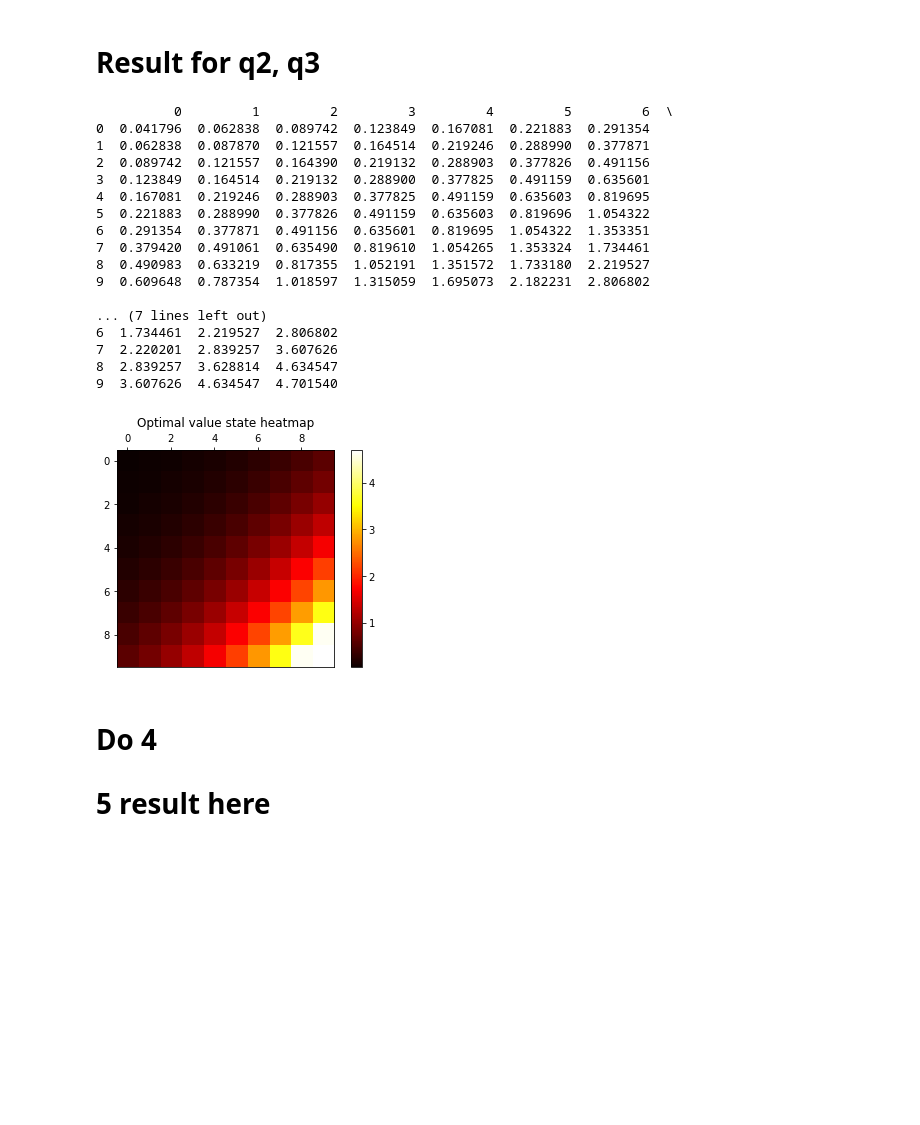
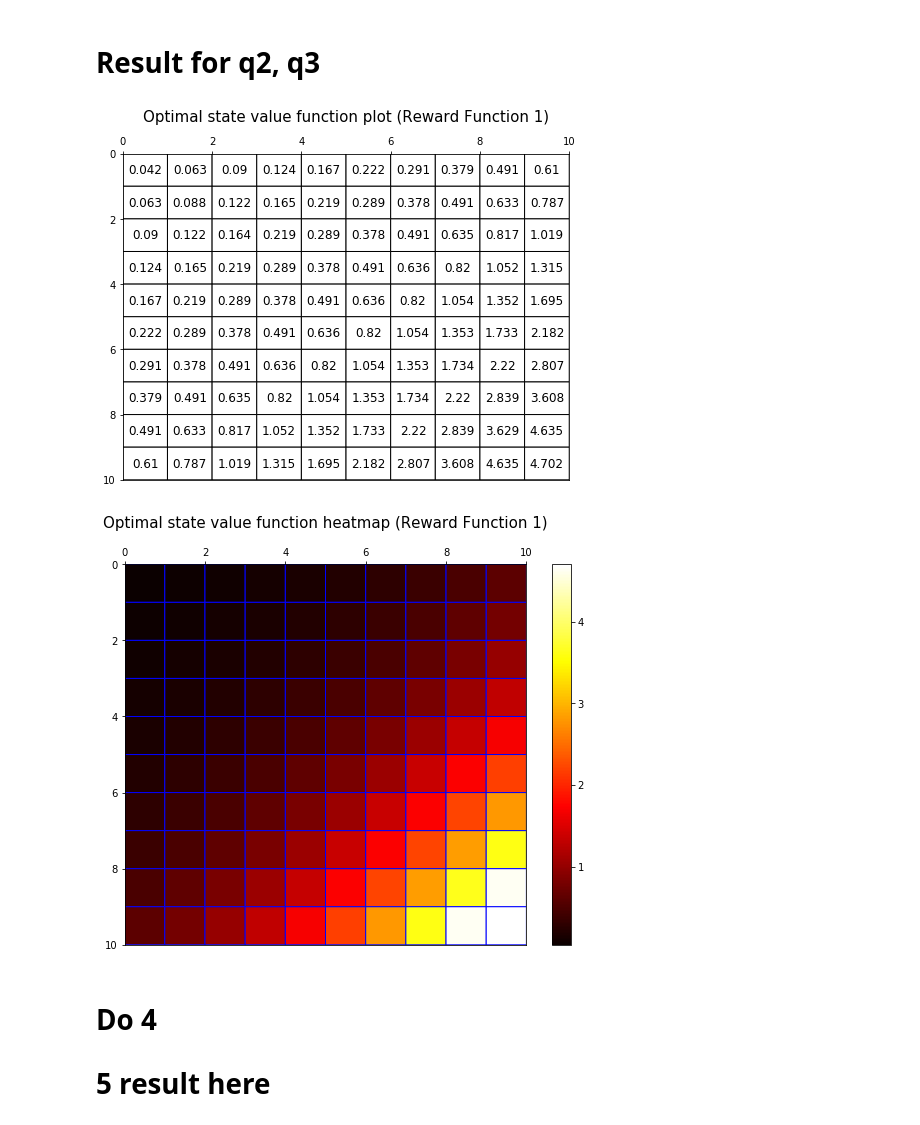
Before and after one commit to ayushdg/Reinforcement-Learning, a Jupyter notebook: Reinforcement Learning (Ayush).ipynb, the cells around one changed output. Saved outputs shown, nothing was run; the diff lists cells and outputs as text; code cells hidden in the pictures; blank space fills up the shorter version.

```diff
--- a/Reinforcement Learning (Ayush).ipynb
+++ b/Reinforcement Learning (Ayush).ipynb
@@ -199,37 +203,38 @@ estimation_epsilon = 0.01
 # %%
 optimal_value_state = np.asarray(value_state)
 optimal_value_state = np.reshape(optimal_value_state, (rows,cols), order = 'F')
-# %%
-df = pd.DataFrame(optimal_value_state, columns = [i for i in range (cols)], index = [j for j in range(rows)])
-print(df)
-#NEED TO PLOT OPTIMAL VALUE PROPERLY
-#ASK HEATMAP
-#GENERATE HEATMAP
-plt.imshow(optimal_value_state, cmap = 'hot')
-ax = plt.gca()
-plt.colorbar()
-plt.title('Optimal value state heatmap', y = 1.08)
-ax.xaxis.tick_top()
-ax.xaxis.set_label_position('top')
-# %% [output]
-          0         1         2         3         4         5         6  \
-0  0.041796  0.062838  0.089742  0.123849  0.167081  0.221883  0.291354
-1  0.062838  0.087870  0.121557  0.164514  0.219246  0.288990  0.377871
-2  0.089742  0.121557  0.164390  0.219132  0.288903  0.377826  0.491156
-3  0.123849  0.164514  0.219132  0.288900  0.377825  0.491159  0.635601
-4  0.167081  0.219246  0.288903  0.377825  0.491159  0.635603  0.819695
-5  0.221883  0.288990  0.377826  0.491159  0.635603  0.819696  1.054322
-6  0.291354  0.377871  0.491156  0.635601  0.819695  1.054322  1.353351
-7  0.379420  0.491061  0.635490  0.819610  1.054265  1.353324  1.734461
-8  0.490983  0.633219  0.817355  1.052191  1.351572  1.733180  2.219527
-9  0.609648  0.787354  1.018597  1.315059  1.695073  2.182231  2.806802
-
-... (7 lines left out)
-6  1.734461  2.219527  2.806802
-7  2.220201  2.839257  3.607626
-8  2.839257  3.628814  4.634547
-9  3.607626  4.634547  4.701540
-[figure, removed]
+# %%
+df = pd.DataFrame(optimal_value_state, columns = [i for i in range (cols)], index = [j for j in range(rows)])
+
+#Plotting the optiaml value function
+cmap = plt.cm.get_cmap(name = 'gray', lut = 1)
+plt.figure(figsize = (8,6))
+plt.pcolor(reward_function_2, cmap = cmap, edgecolor = 'k', linewidth = 1)
+ax = plt.gca()
+
+for i in range(10):
+    for j in range(10):
+        text = ax.text(j+0.5, i + 0.5, np.around(optimal_value_state[i][j], decimals = 3),
+                  ha = 'center',va = 'center', size = 12, color="k")
+plt.title('Optimal state value function plot (Reward Function 1)', y = 1.08, size = 15)
+ax.xaxis.tick_top()
+ax.invert_yaxis()
+ax.xaxis.set_label_position('top')
+
+
+#ASK HEATMAP
+#GENERATE HEATMAP
+plt.figure(figsize=(9,7))
+plt.pcolor(optimal_value_state, cmap = 'hot', linewidth = 1, edgecolor = 'b')
+ax = plt.gca()
+ax.invert_yaxis()
+plt.colorbar()
+plt.title('Optimal state value function heatmap (Reward Function 1)', y = 1.08, size = 15)
+ax.xaxis.tick_top()
+ax.xaxis.set_label_position('top')
+# %% [output]
+[figure, added]
+[figure, added]
 # %% [markdown]
 # Do 4
 # 5 result here
```
Also changed, not shown: parts of 5 cells of this notebook.
